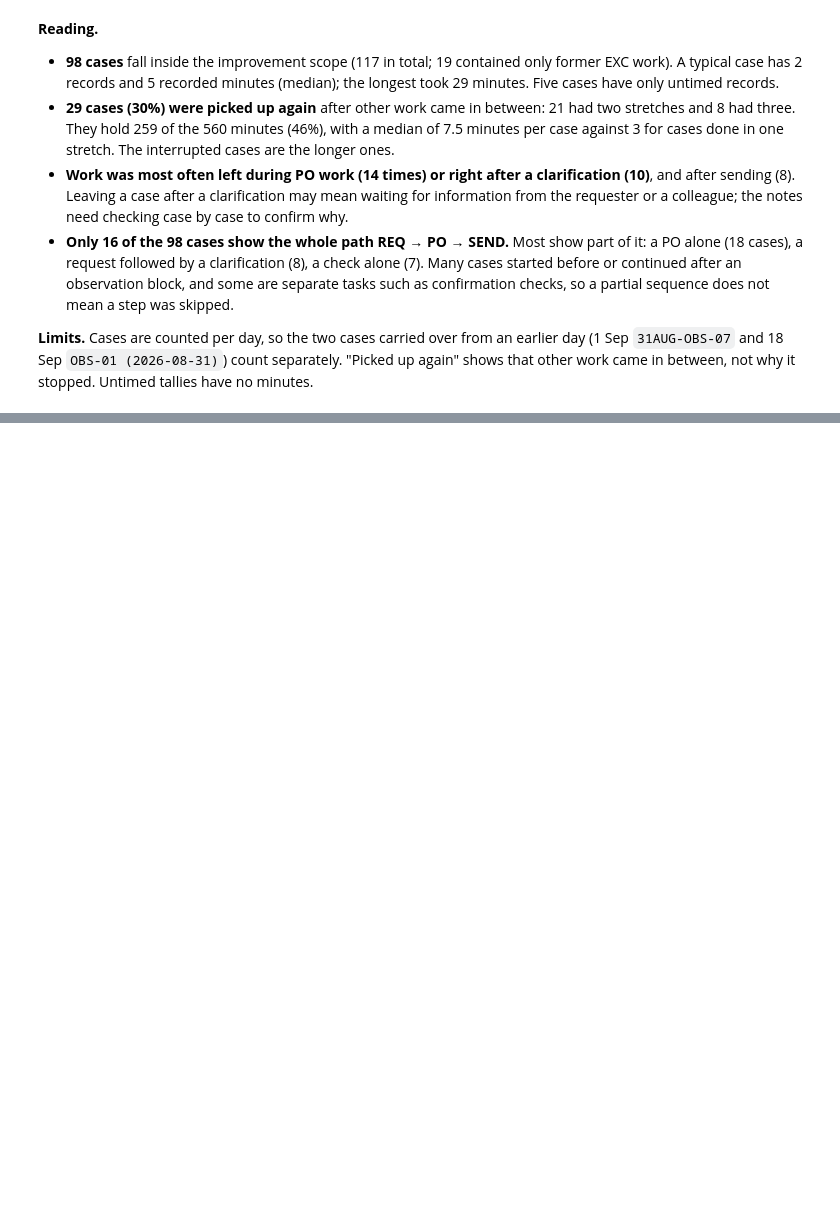
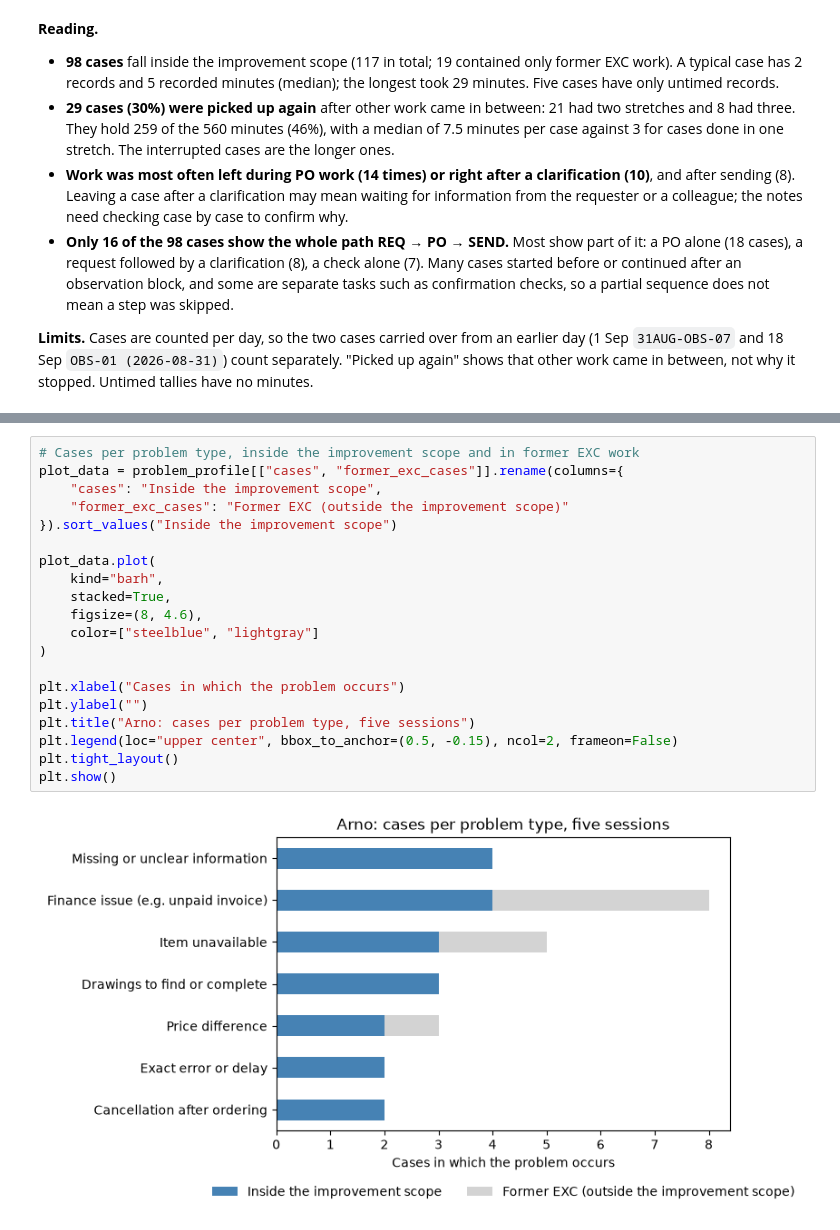
Before and after one commit to Luuuuuig/Bachelor-End-Project, a Jupyter notebook: Arno_Analysis_2026_10_02.ipynb, the cells around one changed output, grey strips where cells are left out. Drawn from its saved outputs; the diff is of its cells as text; blank space fills up the shorter version.

```diff
--- a/Arno_Analysis_2026_10_02.ipynb
+++ b/Arno_Analysis_2026_10_02.ipynb
@@ -817,0 +888,22 @@ left_counts.to_frame("times")
+# %%
+# Cases per problem type, inside the improvement scope and in former EXC work
+plot_data = problem_profile[["cases", "former_exc_cases"]].rename(columns={
+    "cases": "Inside the improvement scope",
+    "former_exc_cases": "Former EXC (outside the improvement scope)"
+}).sort_values("Inside the improvement scope")
+
+plot_data.plot(
+    kind="barh",
+    stacked=True,
+    figsize=(8, 4.6),
+    color=["steelblue", "lightgray"]
+)
+
+plt.xlabel("Cases in which the problem occurs")
+plt.ylabel("")
+plt.title("Arno: cases per problem type, five sessions")
+plt.legend(loc="upper center", bbox_to_anchor=(0.5, -0.15), ncol=2, frameon=False)
+plt.tight_layout()
+plt.show()
+# %% [output]
+[figure, added]
```
Also changed, not shown: parts of 5 cells of this notebook.
